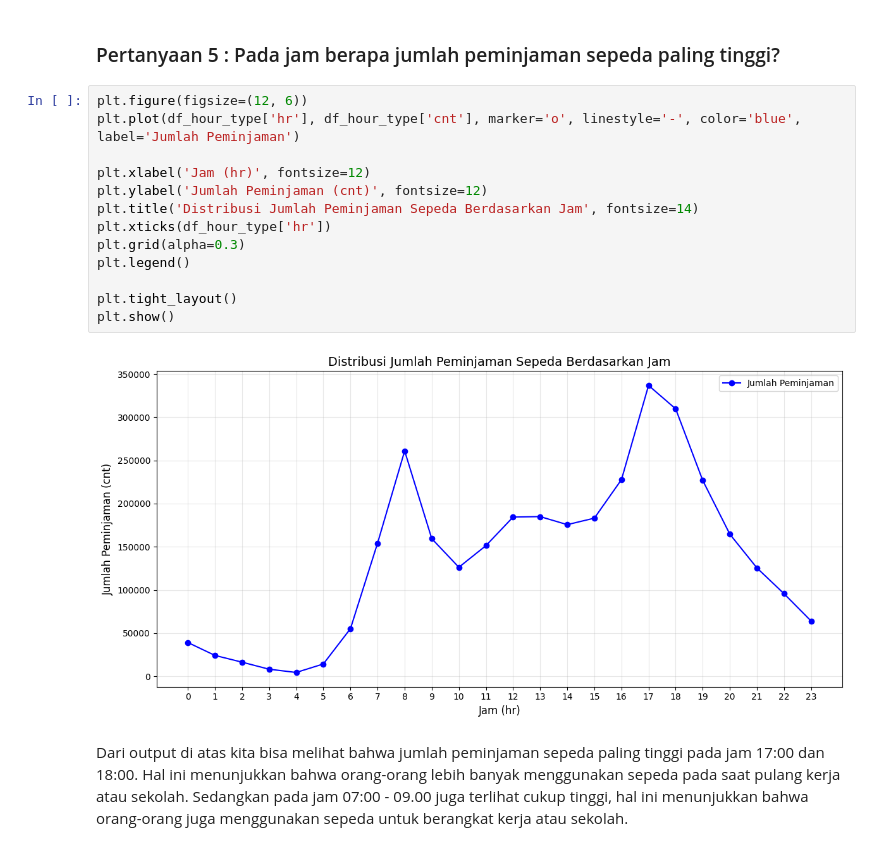
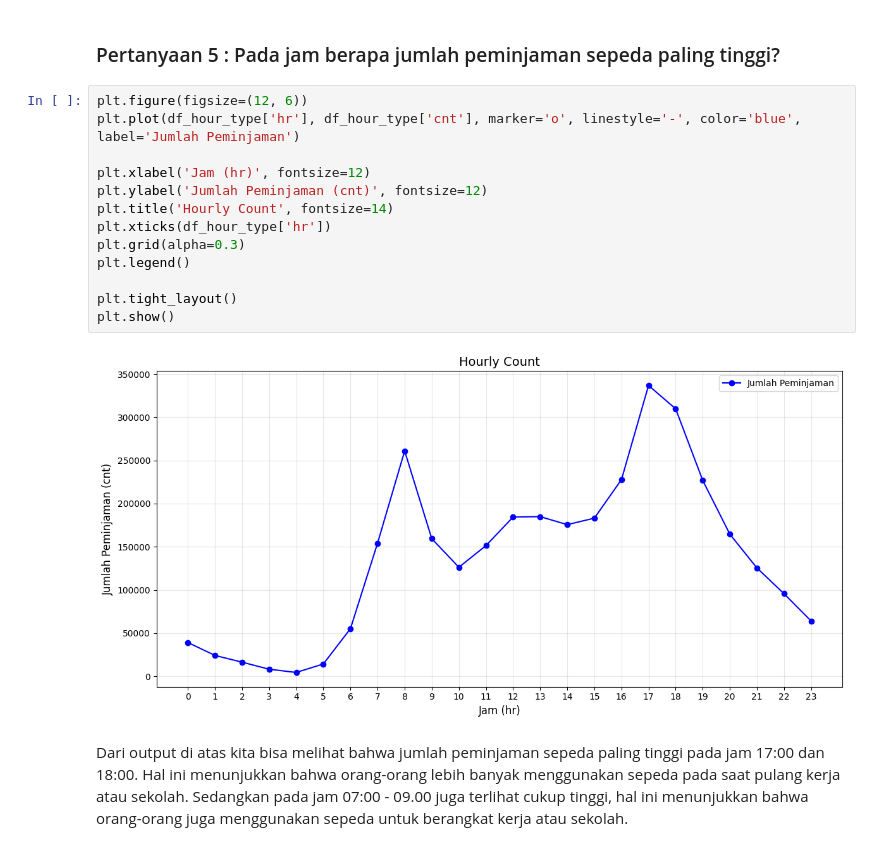
Before and after one commit to mausneg/Bike-Sharing-Analysis, a Jupyter notebook: notebook.ipynb, the cells around one changed output. Cells and saved outputs as stored; diff of their text form.

```diff
--- a/notebook.ipynb
+++ b/notebook.ipynb
@@ -466,18 +465,18 @@ Dari visualisasi di atas menunjukan `registered users` secara konsisten memiliki
 # %%
 plt.figure(figsize=(12, 6))
 plt.plot(df_hour_type['hr'], df_hour_type['cnt'], marker='o', linestyle='-', color='blue', label='Jumlah Peminjaman')
 
 plt.xlabel('Jam (hr)', fontsize=12)
 plt.ylabel('Jumlah Peminjaman (cnt)', fontsize=12)
-plt.title('Distribusi Jumlah Peminjaman Sepeda Berdasarkan Jam', fontsize=14)
+plt.title('Hourly Count', fontsize=14)
 plt.xticks(df_hour_type['hr'])
 plt.grid(alpha=0.3)
 plt.legend()
 
 plt.tight_layout()
 plt.show()
 # %% [output]
-[figure, old version]
+[figure, new version]
 # %% [markdown]
 Dari output di atas kita bisa melihat bahwa jumlah peminjaman sepeda paling tinggi pada jam 17:00 dan 18:00. Hal ini menunjukkan bahwa orang-orang lebih banyak menggunakan sepeda pada saat pulang kerja atau sekolah. Sedangkan pada jam 07:00 - 09.00 juga terlihat cukup tinggi, hal ini menunjukkan bahwa orang-orang juga menggunakan sepeda untuk berangkat kerja atau sekolah.
 # %% [markdown]
```
Also changed, not shown: parts of 2 cells of this notebook, 1 other file.
